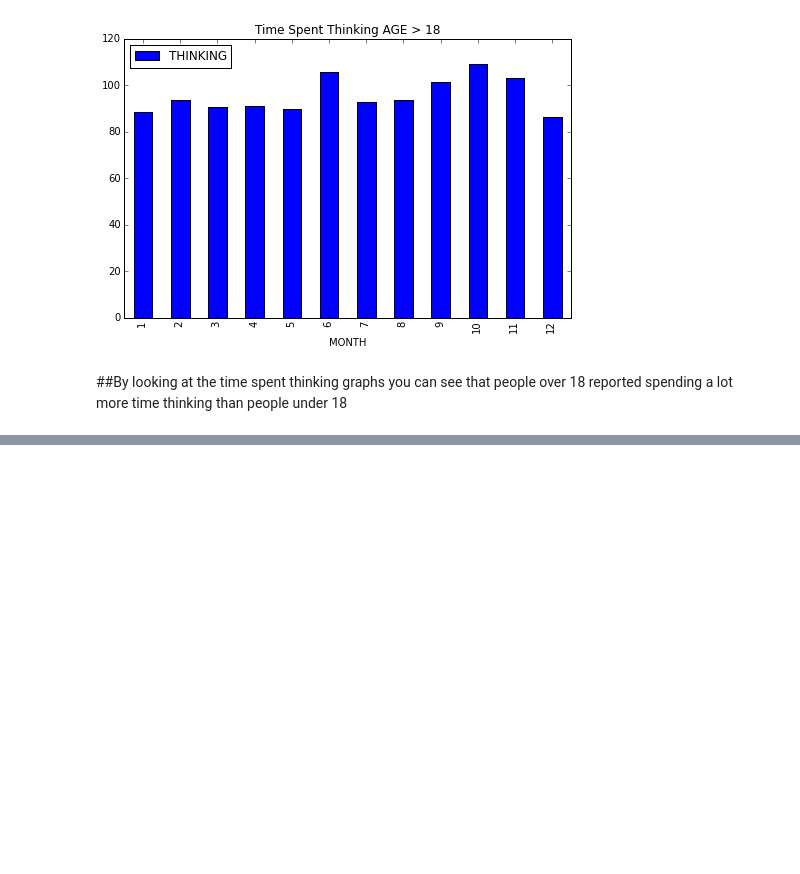
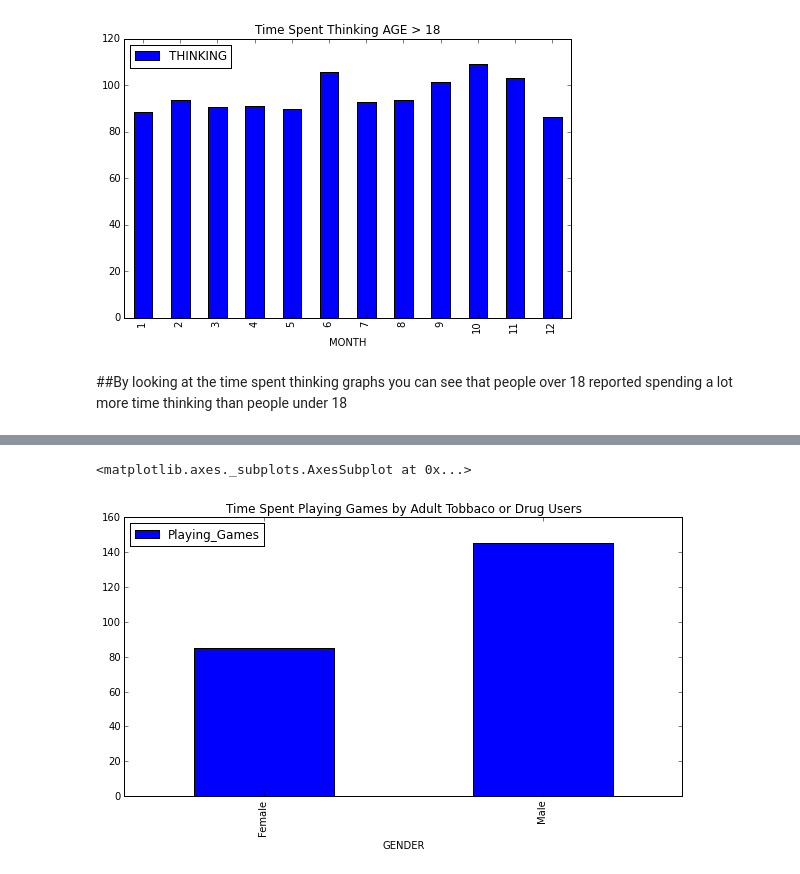
Before and after one commit to tiy-gvl-python/atus-analysis, a Jupyter notebook: Project.ipynb, the cells around one changed output, grey strips where cells are left out. Cells and saved outputs as stored; diff of their text form; code cells hidden in the pictures; blank space fills up the shorter version.

```diff
--- a/Project.ipynb
+++ b/Project.ipynb
@@ -169,0 +201,13 @@ thinking.groupby(['MONTH']).mean().plot(kind='bar', figsize=(8,5), title='Time S
+# %%
+gen_smo = summary[['ID', 'GENDER', 'TOBBACO_OR_DRUGS', 'AGE', 'Playing_Games']]
+gen_smo = gen_smo[gen_smo.TOBBACO_OR_DRUGS > 0]
+gen_smo = gen_smo[gen_smo.Playing_Games > 0]
+gen_smo.index = gen_smo.ID
+# %%
+gen_smo_a = gen_smo[['GENDER', 'TOBBACO_OR_DRUGS', 'AGE', 'Playing_Games']]
+gen_smo_a = gen_smo_a[gen_smo_a.AGE > 18]
+gen_smo_a = gen_smo_a[['GENDER', 'Playing_Games']]
+gen_smo_a.groupby('GENDER').mean().plot(kind='bar', title='Time Spent Playing Games by Adult Tobbaco or Drug Users', figsize=(10,5))
+# %% [output]
+<matplotlib.axes._subplots.AxesSubplot at 0x...>
+[figure, added]
```
Also changed, not shown: parts of 15 cells of this notebook.
